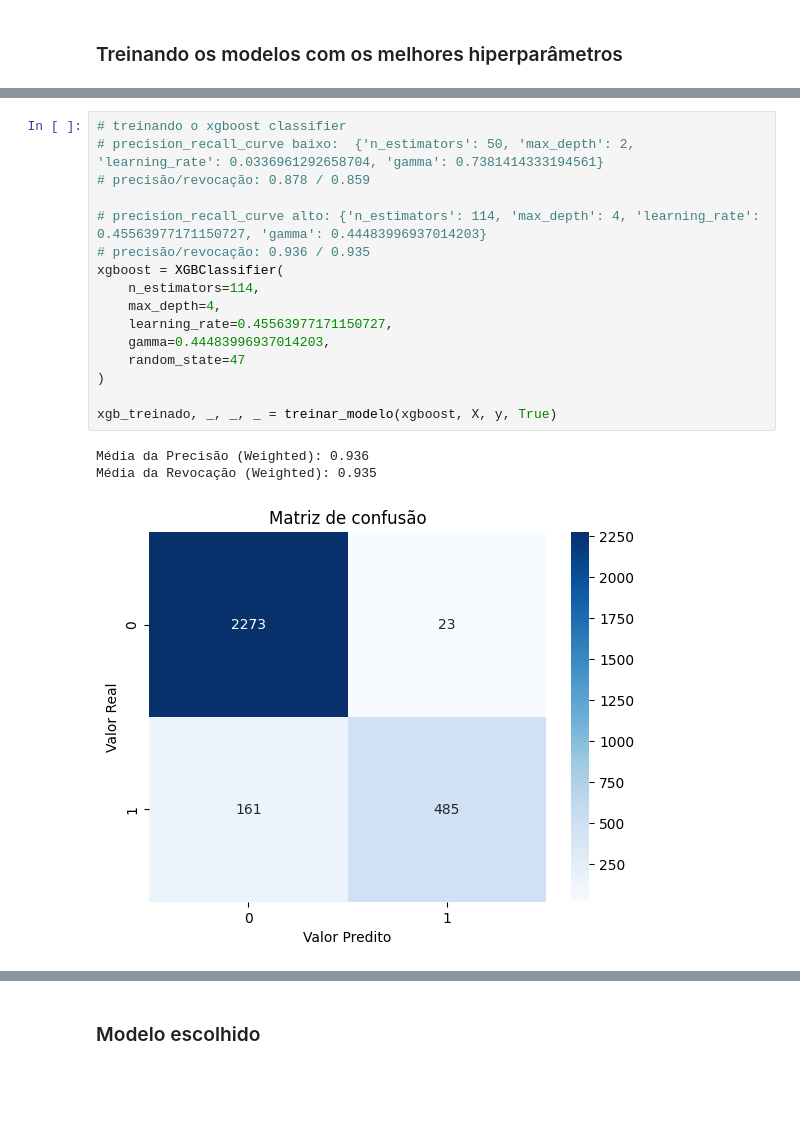
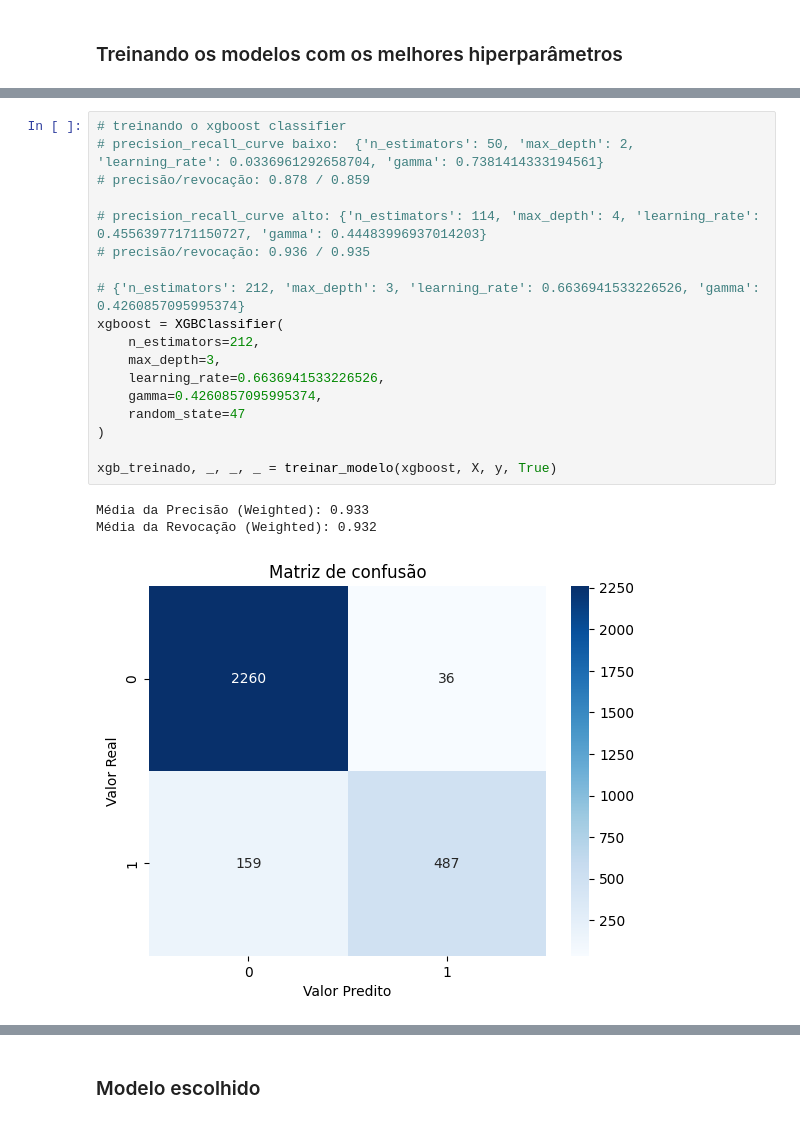
Before and after one commit to GBibiano/risco-credito, a Jupyter notebook: modelagem.ipynb, the cells around one changed output, grey strips where cells are left out. Drawn from its saved outputs; the diff is of its cells as text; blank space fills up the shorter version.

```diff
--- a/modelagem.ipynb
+++ b/modelagem.ipynb
@@ -522,20 +549,22 @@ Média da Revocação (Weighted): 0.929
 # %%
 # treinando o xgboost classifier
 # precision_recall_curve baixo:  {'n_estimators': 50, 'max_depth': 2, 'learning_rate': 0.0336961292658704, 'gamma': 0.7381414333194561}
 # precisão/revocação: 0.878 / 0.859
 
 # precision_recall_curve alto: {'n_estimators': 114, 'max_depth': 4, 'learning_rate': 0.45563977171150727, 'gamma': 0.44483996937014203}
 # precisão/revocação: 0.936 / 0.935
+
+# {'n_estimators': 212, 'max_depth': 3, 'learning_rate': 0.6636941533226526, 'gamma': 0.4260857095995374}
 xgboost = XGBClassifier(
-    n_estimators=114,
-    max_depth=4,
-    learning_rate=0.45563977171150727,
-    gamma=0.44483996937014203,
+    n_estimators=212,
+    max_depth=3,
+    learning_rate=0.6636941533226526,
+    gamma=0.4260857095995374,
     random_state=47
 )
 
 xgb_treinado, _, _, _ = treinar_modelo(xgboost, X, y, True)
 # %% [output]
-Média da Precisão (Weighted): 0.936
-Média da Revocação (Weighted): 0.935
+Média da Precisão (Weighted): 0.933
+Média da Revocação (Weighted): 0.932
-[figure, old version]
+[figure, new version]
```
Also changed, not shown: parts of 11 cells of this notebook, 2 other files.
